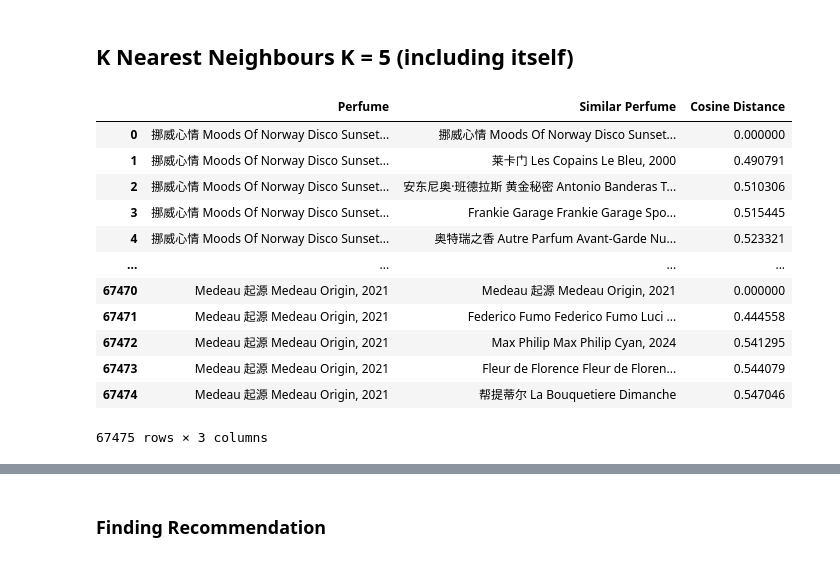
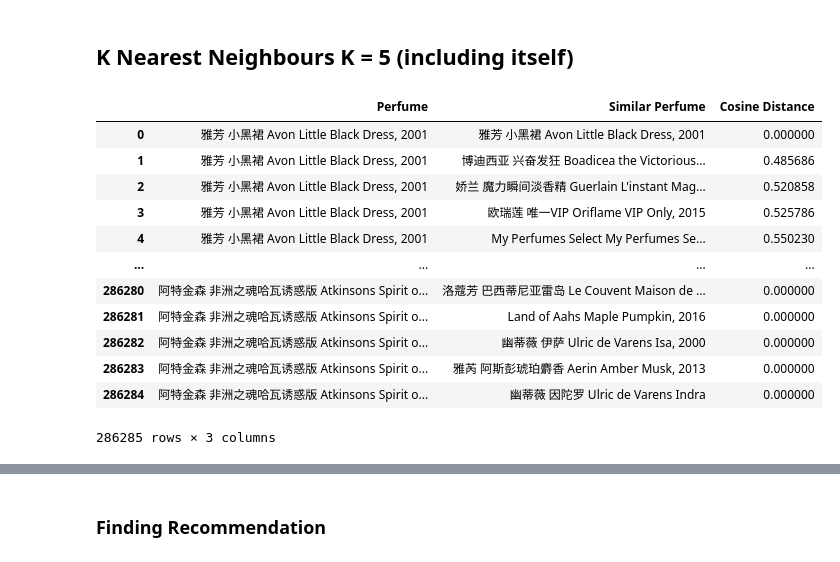
Before and after one commit to Xuehann/scentrec, a Jupyter notebook: content-based/content_based_filtering.ipynb, the cells around one changed output, grey strips where cells are left out. Drawn from its saved outputs; the diff is of its cells as text; code cells hidden in the pictures.

```diff
--- a/content-based/content_based_filtering.ipynb
+++ b/content-based/content_based_filtering.ipynb
@@ -20,3 +18,5 @@ df = pd.read_csv("../attributes.csv")
+# %%
+df = pd.read_excel("../香水数据.xlsx")
 # %%
 df
 # %% [output]
@@ -81,0 +55,18 @@ memory usage: 738.0+ KB
+# %%
+print(df['调香师'].isna().mean() * 100) # 70.7 remove this
+print(df['属性'].isna().mean() * 100)
+print(df['香调'].isna().mean() * 100) # can keep this
+print(df['香水品牌'].isna().mean() * 100) #56
+
+import ast
+
+note_columns = ['前调', '中调', '后调']
+
+# Convert string representations to actual lists
+for col in note_columns:
+    df[col] = df[col].apply(lambda x: ast.literal_eval(x) if isinstance(x, str) else x)
+
+# Now check empty lists
+for col in note_columns:
+    empty_lists_pct = df[col].apply(lambda x: isinstance(x, list) and len(x) == 0).mean() * 100
+    print(f"{col} - Empty list percentage: {empty_lists_pct:.2f}%")
@@ -81,0 +81,3 @@ memory usage: 738.0+ KB
+# %%
+cols_to_drop = ['调香师', '香水品牌', '香水链接']
+df = df.drop(cols_to_drop, axis=1)
@@ -81,0 +116,18 @@ memory usage: 738.0+ KB
+# %%
+# Combine 香调 + all notes into one text field
+def combine_notes(row):
+    parts = []
+    if pd.notna(row['香调']):
+        parts.append(str(row['香调']))
+    for col in note_columns:
+        if isinstance(row[col], list):
+            parts.extend(row[col])  # Add each note word
+    return ' '.join(parts)
+
+df['detail_desc'] = df.apply(combine_notes, axis=1)
+
+# Replace empty or whitespace-only strings with NaN
+df['detail_desc'] = df['detail_desc'].replace(r'^\s*$', np.nan, regex=True)
+
+# Drop rows where detail_desc is NaN
+df = df.dropna(subset=['detail_desc'])
@@ -175,40 +265,40 @@ distances, indices = model.kneighbors(tfidf_scores, n_neighbors=5)
 # %%
 import pandas as pd
 
 # Create a DataFrame to store results
-perfume_names = df['item_name'].values  # Extract perfume names
+perfume_names = df['香水名称'].values  # Extract perfume names
 
 # Create an empty list to store the results
 similar_perfumes_list = []
 
 # Iterate through each perfume and its top 5 similar perfumes
 for i, perfume in enumerate(perfume_names):
     for j, idx in enumerate(indices[i]):
         similar_perfumes_list.append({
             "Perfume": perfume,
             "Similar Perfume": perfume_names[idx],
             "Cosine Distance": distances[i][j]
         })
 
 # Convert the list to a DataFrame
 similar_perfumes = pd.DataFrame(similar_perfumes_list)
 
 # Display the DataFrame with recommendations
 similar_perfumes
 # %% [output]
 |  | Perfume | Similar Perfume | Cosine Distance |
-| 0 | 挪威心情 Moods Of Norway Disco Sunset... | 挪威心情 Moods Of Norway Disco Sunset... | 0.000000 |
-| 1 | 挪威心情 Moods Of Norway Disco Sunset... | 莱卡门 Les Copains Le Bleu, 2000 | 0.490791 |
-| 2 | 挪威心情 Moods Of Norway Disco Sunset... | 安东尼奥·班德拉斯 黄金秘密 Antonio Banderas T... | 0.510306 |
-| 3 | 挪威心情 Moods Of Norway Disco Sunset... | Frankie Garage Frankie Garage Spo... | 0.515445 |
-| 4 | 挪威心情 Moods Of Norway Disco Sunset... | 奥特瑞之香 Autre Parfum Avant-Garde Nu... | 0.523321 |
+| 0 | 雅芳 小黑裙 Avon Little Black Dress, 2001 | 雅芳 小黑裙 Avon Little Black Dress, 2001 | 0.000000 |
+| 1 | 雅芳 小黑裙 Avon Little Black Dress, 2001 | 博迪西亚 兴奋发狂 Boadicea the Victorious... | 0.485686 |
+| 2 | 雅芳 小黑裙 Avon Little Black Dress, 2001 | 娇兰 魔力瞬间淡香精 Guerlain L'instant Mag... | 0.520858 |
+| 3 | 雅芳 小黑裙 Avon Little Black Dress, 2001 | 欧瑞莲 唯一VIP Oriflame VIP Only, 2015 | 0.525786 |
+| 4 | 雅芳 小黑裙 Avon Little Black Dress, 2001 | My Perfumes Select My Perfumes Se... | 0.550230 |
 | ... | ... | ... | ... |
-| 67470 | Medeau 起源 Medeau Origin, 2021 | Medeau 起源 Medeau Origin, 2021 | 0.000000 |
-| 67471 | Medeau 起源 Medeau Origin, 2021 | Federico Fumo Federico Fumo Luci ... | 0.444558 |
-| 67472 | Medeau 起源 Medeau Origin, 2021 | Max Philip Max Philip Cyan, 2024 | 0.541295 |
-| 67473 | Medeau 起源 Medeau Origin, 2021 | Fleur de Florence Fleur de Floren... | 0.544079 |
-| 67474 | Medeau 起源 Medeau Origin, 2021 | 帮提蒂尔 La Bouquetiere Dimanche | 0.547046 |
+| 286280 | 阿特金森 非洲之魂哈瓦诱惑版 Atkinsons Spirit o... | 洛蔻芳 巴西蒂尼亚雷岛 Le Couvent Maison de ... | 0.000000 |
+| 286281 | 阿特金森 非洲之魂哈瓦诱惑版 Atkinsons Spirit o... | Land of Aahs Maple Pumpkin, 2016 | 0.000000 |
+| 286282 | 阿特金森 非洲之魂哈瓦诱惑版 Atkinsons Spirit o... | 幽蒂薇 伊萨 Ulric de Varens Isa, 2000 | 0.000000 |
+| 286283 | 阿特金森 非洲之魂哈瓦诱惑版 Atkinsons Spirit o... | 雅芮 阿斯彭琥珀麝香 Aerin Amber Musk, 2013 | 0.000000 |
+| 286284 | 阿特金森 非洲之魂哈瓦诱惑版 Atkinsons Spirit o... | 幽蒂薇 因陀罗 Ulric de Varens Indra | 0.000000 |
-67475 rows × 3 columns
+286285 rows × 3 columns
 # %%
 # Remove self-matching results if present
 similar_perfumes = similar_perfumes[similar_perfumes['Perfume'] != similar_perfumes['Similar Perfume']]
```
Also changed, not shown: parts of 18 cells of this notebook.
